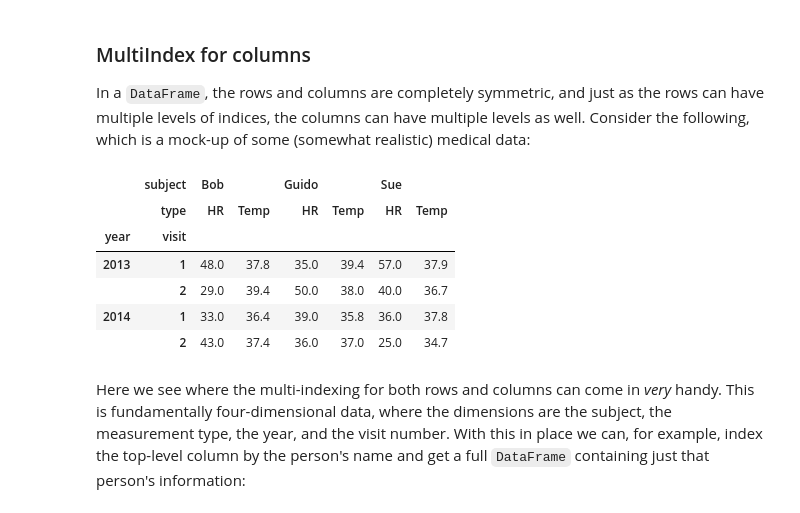
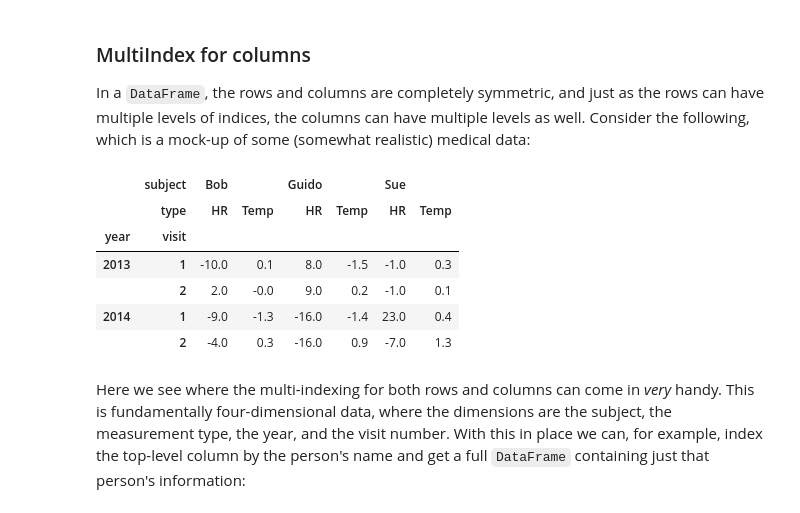
Before and after one commit to penglee87/np_pd_plt, a Jupyter notebook: PythonDataScienceHandbook-master/notebooks/03.05-Hierarchical-Indexing.ipynb, the cells around one changed output. Saved outputs shown, nothing was run; the diff lists cells and outputs as text; code cells hidden in the pictures.

```diff
--- a/PythonDataScienceHandbook-master/notebooks/03.05-Hierarchical-Indexing.ipynb
+++ b/PythonDataScienceHandbook-master/notebooks/03.05-Hierarchical-Indexing.ipynb
@@ -294,26 +338,26 @@ Consider the following, which is a mock-up of some (somewhat realistic) medical
 # %%
 # hierarchical indices and columns
 index = pd.MultiIndex.from_product([[2013, 2014], [1, 2]],
                                    names=['year', 'visit'])
 columns = pd.MultiIndex.from_product([['Bob', 'Guido', 'Sue'], ['HR', 'Temp']],
                                      names=['subject', 'type'])
 
 # mock some data
 data = np.round(np.random.randn(4, 6), 1)
 data[:, ::2] *= 10
-data += 37
+#data += 37
 
 # create the DataFrame
 health_data = pd.DataFrame(data, index=index, columns=columns)
 health_data
 # %% [output]
 |  | subject | Bob |  | Guido |  | Sue |  |
 |  | type | HR | Temp | HR | Temp | HR | Temp |
 | year | visit |  |  |  |  |  |  |
-| 2013 | 1 | 48.0 | 37.8 | 35.0 | 39.4 | 57.0 | 37.9 |
-|  | 2 | 29.0 | 39.4 | 50.0 | 38.0 | 40.0 | 36.7 |
-| 2014 | 1 | 33.0 | 36.4 | 39.0 | 35.8 | 36.0 | 37.8 |
-|  | 2 | 43.0 | 37.4 | 36.0 | 37.0 | 25.0 | 34.7 |
+| 2013 | 1 | -10.0 | 0.1 | 8.0 | -1.5 | -1.0 | 0.3 |
+|  | 2 | 2.0 | -0.0 | 9.0 | 0.2 | -1.0 | 0.1 |
+| 2014 | 1 | -9.0 | -1.3 | -16.0 | -1.4 | 23.0 | 0.4 |
+|  | 2 | -4.0 | 0.3 | -16.0 | 0.9 | -7.0 | 1.3 |
 # %% [markdown]
 Here we see where the multi-indexing for both rows and columns can come in *very* handy.
 This is fundamentally four-dimensional data, where the dimensions are the subject, the measurement type, the year, and the visit number.
```
Also changed, not shown: parts of 7 cells of this notebook, 7 other files.
